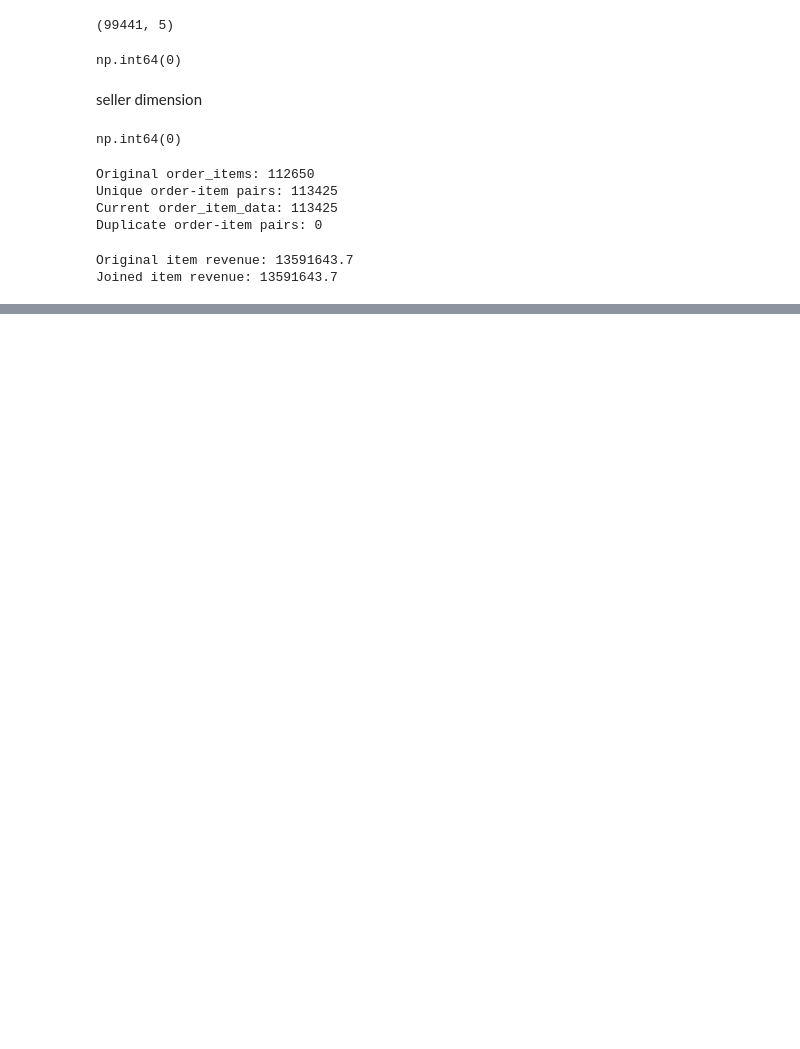
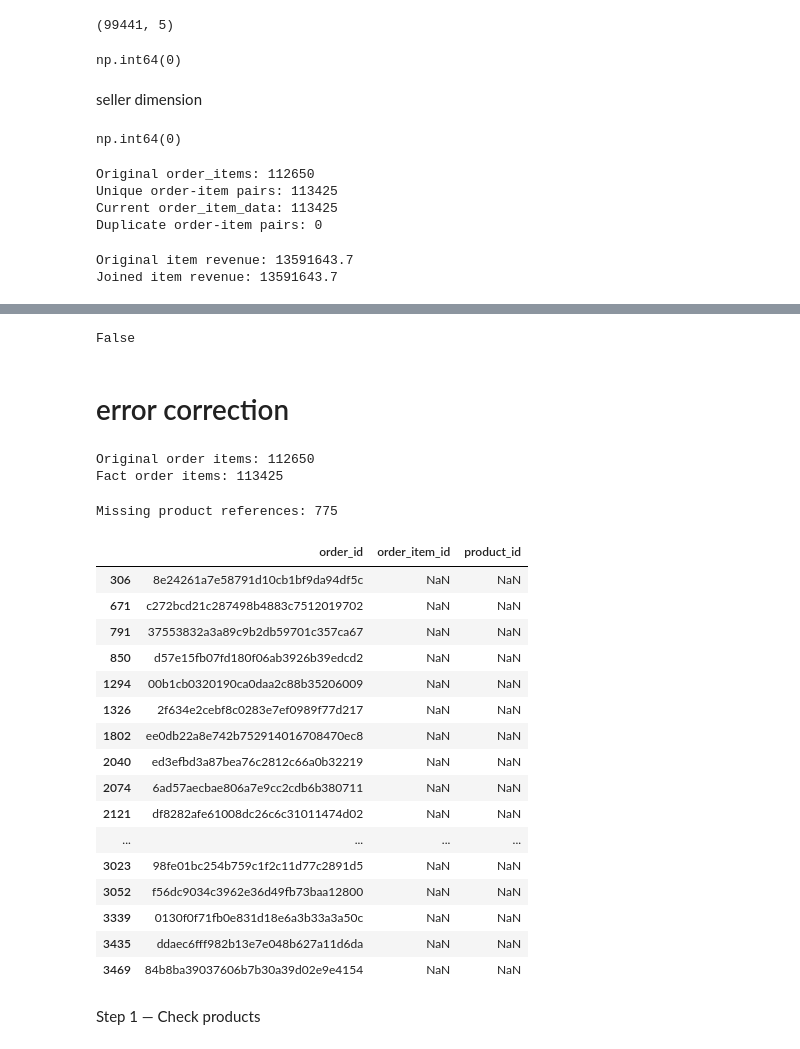
Before and after one commit to meghanabj05-hue/Repository-name-ecommerce-data-intelligence, a Jupyter notebook: notebooks/03_business_data_model.ipynb, the cells around one changed output, grey strips where cells are left out. Saved outputs shown, nothing was run; the diff lists cells and outputs as text; code cells hidden in the pictures; blank space fills up the shorter version.

Commit message:
Build validated analytical data model

```diff
--- a/notebooks/03_business_data_model.ipynb
+++ b/notebooks/03_business_data_model.ipynb
@@ -781,0 +786,19 @@ Joined item revenue: 13591643.7
+# %%
+#But explicitly selecting columns:
+#ensures only the required columns remain
+#It also controls column order
+
+dim_products = dim_products[
+    [
+        "product_id",
+        "product_category_name",
+        "product_category_name_english",
+        "product_name_lenght",
+        "product_description_lenght",
+        "product_photos_qty",
+        "product_weight_g",
+        "product_length_cm",
+        "product_height_cm",
+        "product_width_cm"
+    ]
+]
@@ -781,0 +895,14 @@ Joined item revenue: 13591643.7
+# %%
+fact_order_items = order_item_data[
+    [
+        "order_id",
+        "order_item_id",
+        "product_id",
+        "seller_id",
+        "customer_id",
+        "shipping_limit_date",
+        "price",
+        "freight_value",
+        "item_total"
+    ]
+].copy()
@@ -781,0 +1118,46 @@ Joined item revenue: 13591643.7
+# %%
+all(final_model_validation.values())
+# %% [output]
+False
+# %% [markdown]
+# error correction
+# %%
+print("Original order items:", len(order_items))
+print("Fact order items:", len(fact_order_items))
+# %% [output]
+Original order items: 112650
+Fact order items: 113425
+# %%
+missing_product_rows = fact_order_items[
+    ~fact_order_items["product_id"].isin(
+        dim_products["product_id"]
+    )
+]
+
+print("Missing product references:", len(missing_product_rows))
+# %% [output]
+Missing product references: 775
+# %%
+missing_product_rows[
+    ["order_id", "order_item_id", "product_id"]
+].head(20)
+# %% [output]
+|  | order_id | order_item_id | product_id |
+| 306 | 8e24261a7e58791d10cb1bf9da94df5c | NaN | NaN |
+| 671 | c272bcd21c287498b4883c7512019702 | NaN | NaN |
+| 791 | 37553832a3a89c9b2db59701c357ca67 | NaN | NaN |
+| 850 | d57e15fb07fd180f06ab3926b39edcd2 | NaN | NaN |
+| 1294 | 00b1cb0320190ca0daa2c88b35206009 | NaN | NaN |
+| 1326 | 2f634e2cebf8c0283e7ef0989f77d217 | NaN | NaN |
+| 1802 | ee0db22a8e742b752914016708470ec8 | NaN | NaN |
+| 2040 | ed3efbd3a87bea76c2812c66a0b32219 | NaN | NaN |
+| 2074 | 6ad57aecbae806a7e9cc2cdb6b380711 | NaN | NaN |
+| 2121 | df8282afe61008dc26c6c31011474d02 | NaN | NaN |
+| ... | ... | ... | ... |
+| 3023 | 98fe01bc254b759c1f2c11d77c2891d5 | NaN | NaN |
+| 3052 | f56dc9034c3962e36d49fb73baa12800 | NaN | NaN |
+| 3339 | 0130f0f71fb0e831d18e6a3b33a3a50c | NaN | NaN |
+| 3435 | ddaec6fff982b13e7e048b627a11d6da | NaN | NaN |
+| 3469 | 84b8ba39037606b7b30a39d02e9e4154 | NaN | NaN |
+# %% [markdown]
+Step 1 — Check products
```
Also changed, not shown: parts of 78 cells of this notebook.
